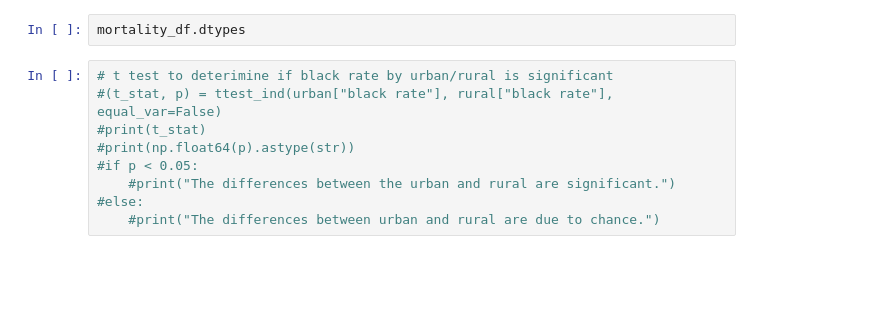
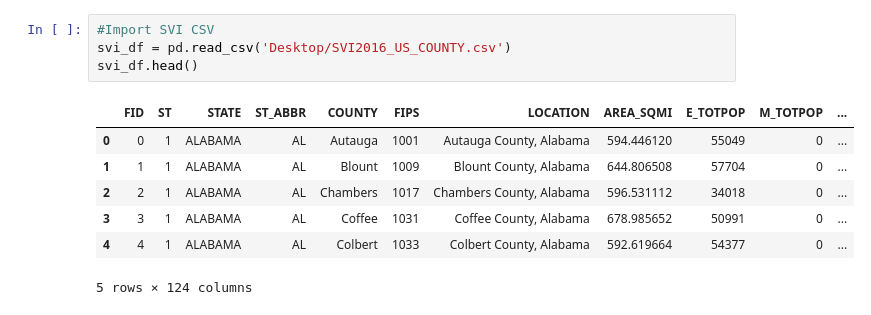
Before and after one commit to hlbarker2/MorbidCuriosity, a Jupyter notebook: MortalityData-Cleaning.ipynb, the cells around one changed output. Drawn from its saved outputs; the diff is of its cells as text; blank space fills up the shorter version.

```diff
--- a/MortalityData-Cleaning.ipynb
+++ b/MortalityData-Cleaning.ipynb
@@ -49,11 +22,12 @@ mortality_df.head()
-# %%
-mortality_df.dtypes
-# %%
-# t test to deterimine if black rate by urban/rural is significant
-#(t_stat, p) = ttest_ind(urban["black rate"], rural["black rate"], equal_var=False)
-#print(t_stat)
-#print(np.float64(p).astype(str))
-#if p < 0.05:
-    #print("The differences between the urban and rural are significant.")
-#else:
-    #print("The differences between urban and rural are due to chance.")
+# %%
+#Import SVI CSV
+svi_df = pd.read_csv('Desktop/SVI2016_US_COUNTY.csv')
+svi_df.head()
+# %% [output]
+|  | FID | ST | STATE | ST_ABBR | COUNTY | FIPS | LOCATION | AREA_SQMI | E_TOTPOP | M_TOTPOP | ... |
+| 0 | 0 | 1 | ALABAMA | AL | Autauga | 1001 | Autauga County, Alabama | 594.446120 | 55049 | 0 | ... |
+| 1 | 1 | 1 | ALABAMA | AL | Blount | 1009 | Blount County, Alabama | 644.806508 | 57704 | 0 | ... |
+| 2 | 2 | 1 | ALABAMA | AL | Chambers | 1017 | Chambers County, Alabama | 596.531112 | 34018 | 0 | ... |
+| 3 | 3 | 1 | ALABAMA | AL | Coffee | 1031 | Coffee County, Alabama | 678.985652 | 50991 | 0 | ... |
+| 4 | 4 | 1 | ALABAMA | AL | Colbert | 1033 | Colbert County, Alabama | 592.619664 | 54377 | 0 | ... |
+5 rows × 124 columns
```
Also changed, not shown: parts of 10 cells of this notebook.
